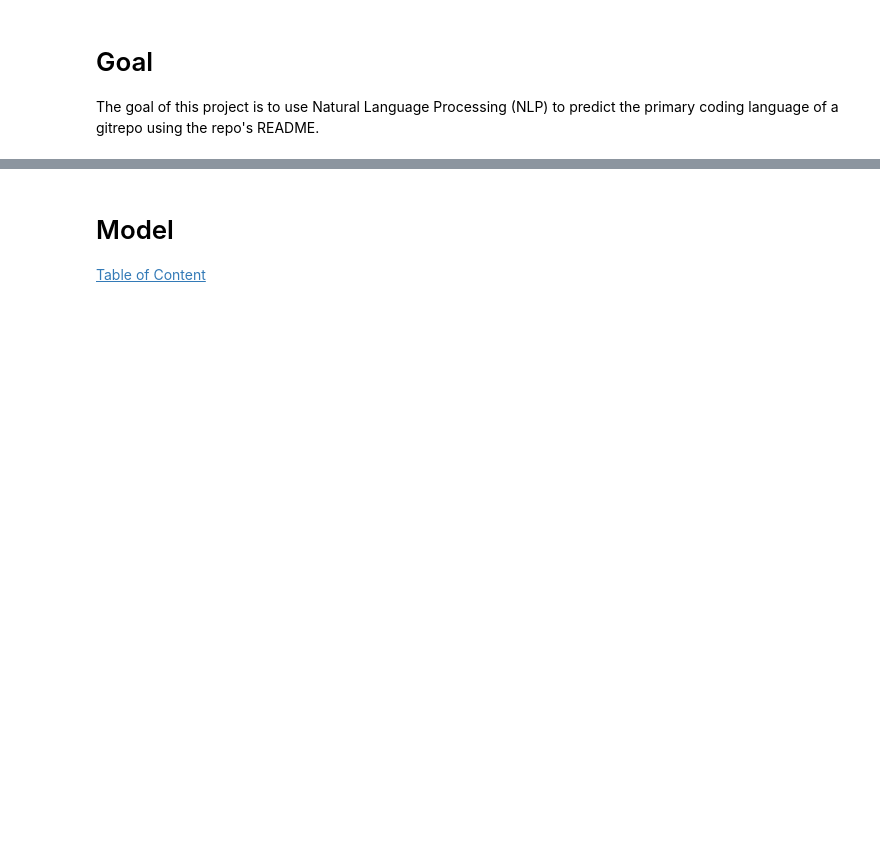
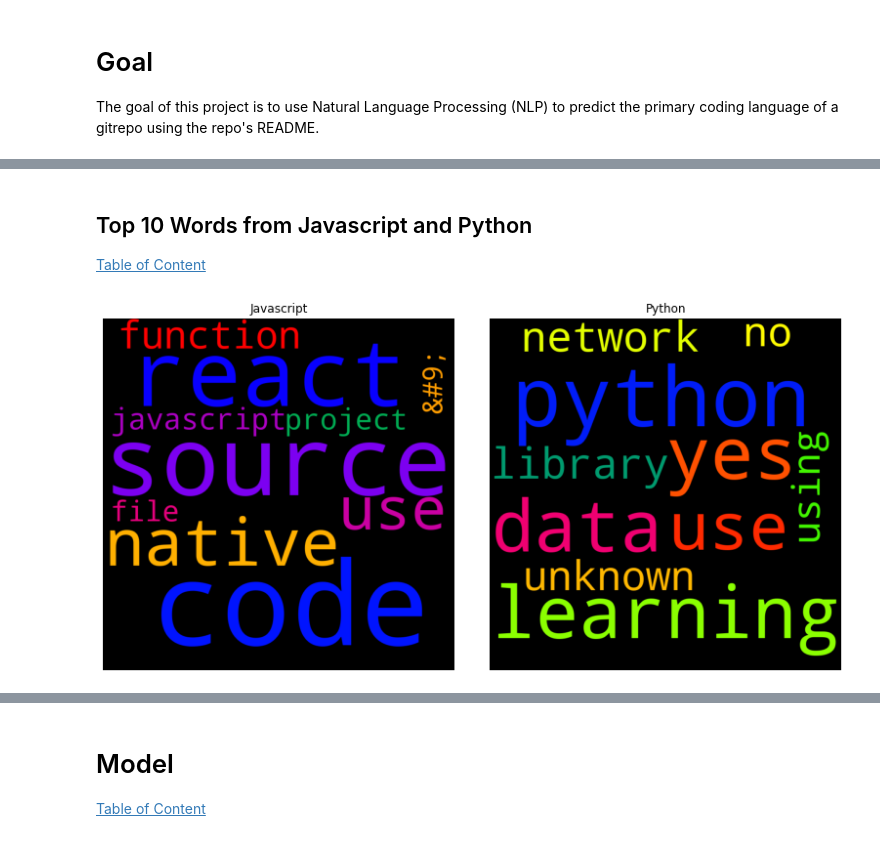
Before and after one commit to NLP-MVPs/nlp-project, a Jupyter notebook: MVP.ipynb, the cells around one changed output, grey strips where cells are left out. Cells and saved outputs as stored; diff of their text form; code cells hidden in the pictures; blank space fills up the shorter version.

```diff
--- a/MVP.ipynb
+++ b/MVP.ipynb
@@ -37,0 +200,36 @@ We will use the modules ***[acquire.py](https://github.com/NLP-MVPs/nlp-project/
+# %% [markdown]
+## Top 10 Words from Javascript and Python
+
+[Table of Content](#Table-of-Content)
+# %%
+# Createa a top 10 words for each javascript and python
+top_10_js_words = word_counts['javascript'].sort_values(ascending=False).head(10)
+top_10_py_words = word_counts['python'].sort_values(ascending=False).head(10)
+
+# Turn the dataframes into dictionaries
+js = {k: v for k, v in top_10_js_words.to_dict().items()}
+py = {k: v for k, v in top_10_py_words.to_dict().items()}
+
+
+# Use the dictionary objects and .generate_from_frequencies method of WordCloud to generate a wordcloud map for each language
+js10_cloud = WordCloud(background_color='black',
+                      height=800, width=800, colormap='prism').generate_from_frequencies(js)
+
+py10_cloud = WordCloud(background_color='black',
+                      height=800, width=800, colormap='prism').generate_from_frequencies(py)
+
+# Change the figure size
+plt.figure(figsize=(10,10))
+axs = [plt.axes([.25, 1, .5, .5]), plt.axes([.8, 1, .5, .5])]
+
+# imshow => display data as an image
+axs[0].imshow(js10_cloud)
+axs[1].imshow(py10_cloud)
+
+axs[0].set_title('Javascript')
+axs[1].set_title('Python')
+
+# Turn off the axis
+for ax in axs: ax.axis('off')
+# %% [output]
+[figure, added]
```
Also changed, not shown: parts of 20 cells of this notebook, 3 other files.
